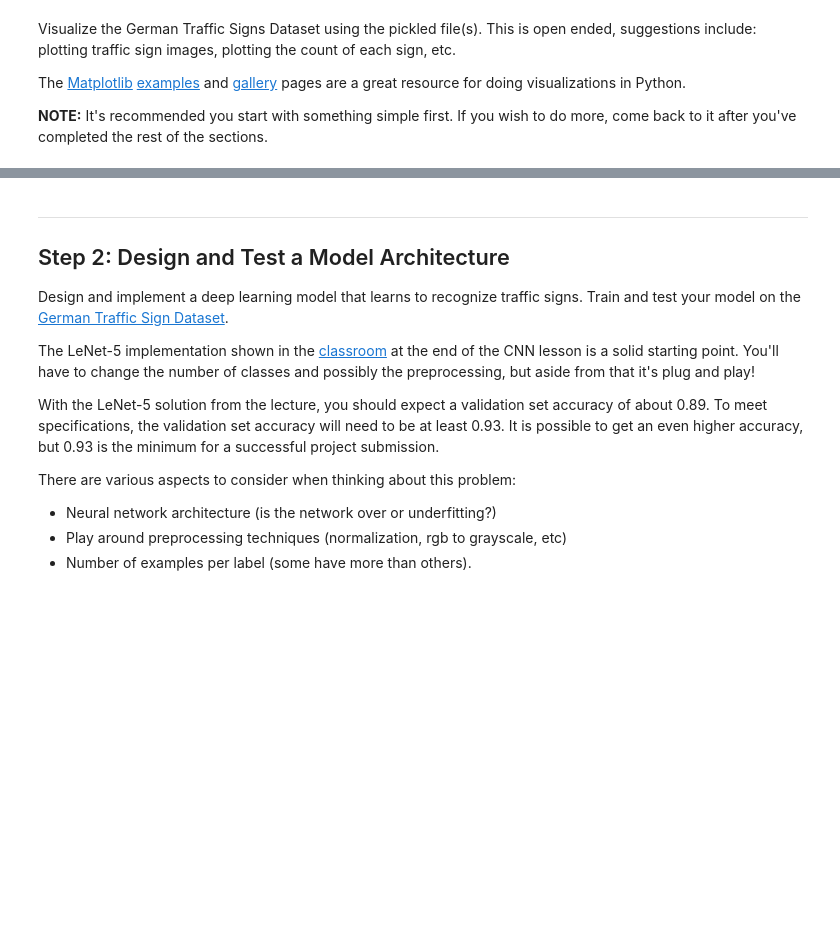
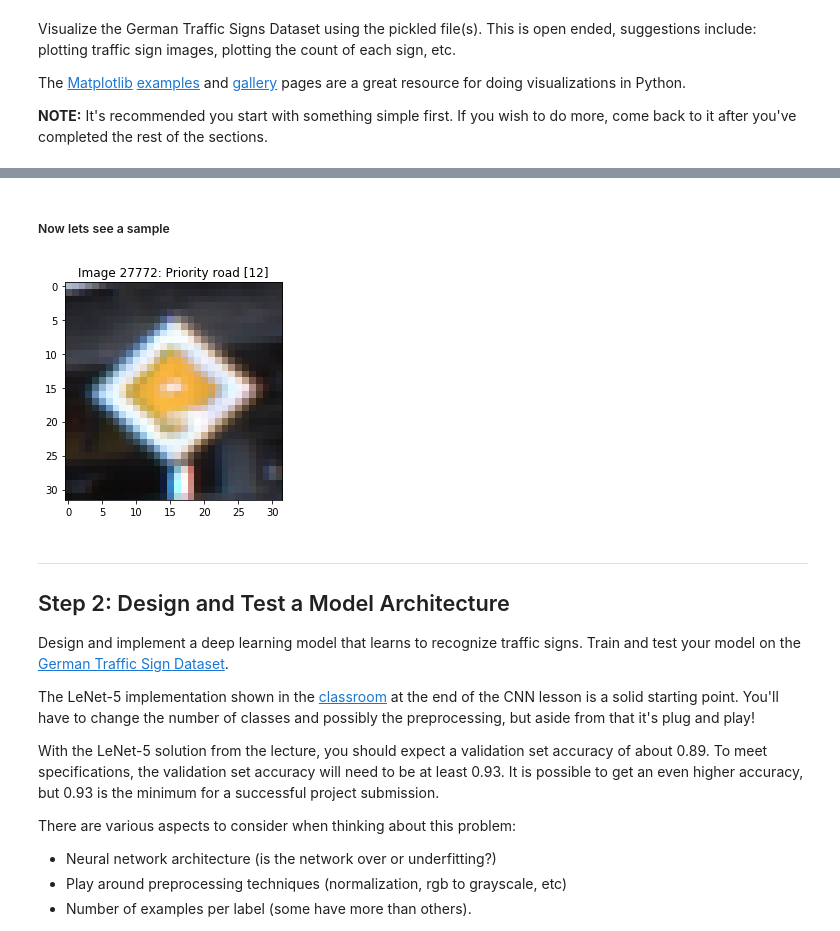
Before and after one commit to simonmijares/CarNDT1P2, a Jupyter notebook: Traffic_Sign_Classifier.ipynb, the cells around one changed output, grey strips where cells are left out. Drawn from its saved outputs; the diff is of its cells as text; code cells hidden in the pictures; blank space fills up the shorter version.

```diff
--- a/Traffic_Sign_Classifier.ipynb
+++ b/Traffic_Sign_Classifier.ipynb
@@ -90,33 +165,26 @@ The [Matplotlib](http://matplotlib.org/) [examples](http://matplotlib.org/exampl
+# %% [markdown]
+##### Now lets see a sample
 # %%
+# 4th Code Cell
 ### Data exploration visualization code goes here.
 ### Feel free to use as many code cells as needed.
-import matplotlib.pyplot as plt
 import random as rd
-import csv
-
-def csv_dict_list(variables_file):
-
-    # Open variable-based csv, iterate over the rows and map values
-    # to a list of dictionaries containing key/value pairs
-    reader = csv.DictReader(open(variables_file, 'r'))
-    dict_list = []
-    for line in reader:
-        dict_list.append(line)
-    return dict_list
 
 # Load the list of signals names and selected numeric code
 file_to_read = 'signnames.csv'
 signtext = csv_dict_list(file_to_read)
 
 # Select a random image
 %matplotlib inline
 image_ind = rd.randint(0, n_train)
 fig, ax = plt.subplots()
 
 # Plot the image with its name on top
 ax.imshow(X_train[image_ind])
-ax.set_title(str(y_train[image_ind])+": "+signtext[y_train[image_ind]]['SignName'])
+ax.set_title("Image "+str(image_ind)+": "+signtext[y_train[image_ind]]['SignName']+" ["+str(y_train[image_ind])+"]")
 plt.show()
+# %% [output]
+[figure, added]
 # %% [markdown]
 ----
 
```
Also changed, not shown: parts of 22 cells of this notebook, 6 other files.
